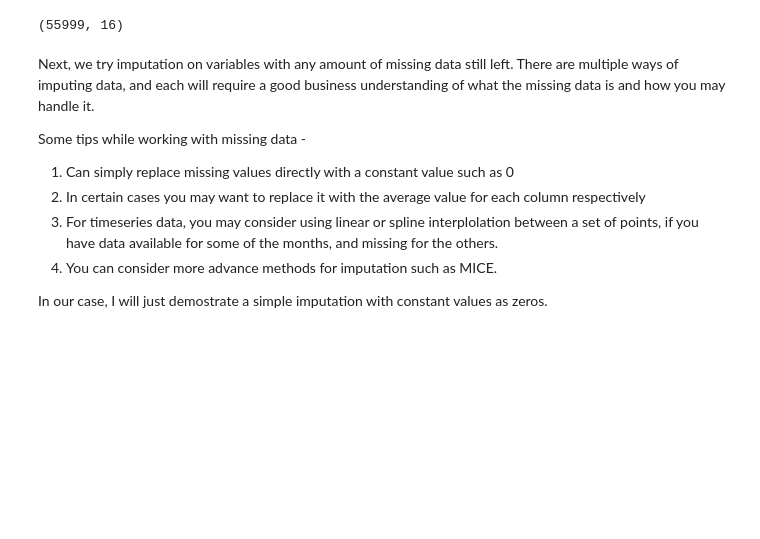
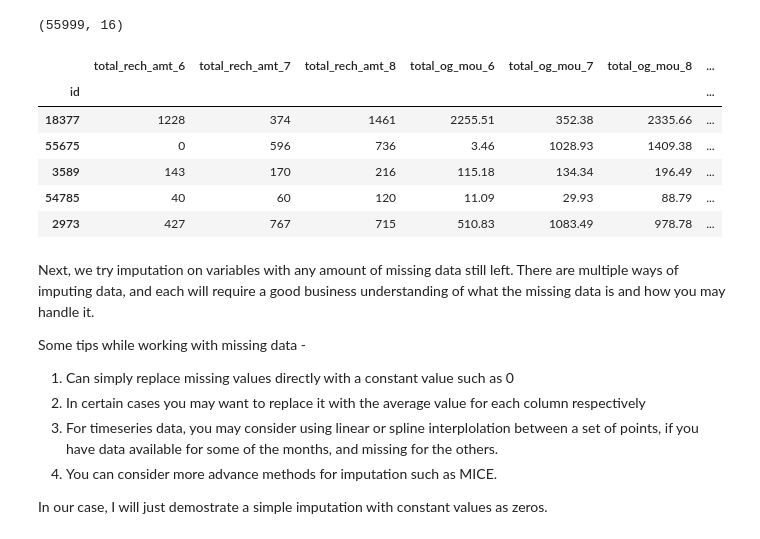
Before and after one commit to thomami244/Telecom_Churn_Case_Study_Hackathon, a Jupyter notebook: starter-notebook - Labs 1.ipynb, the cells around one changed output. Saved outputs shown, nothing was run; the diff lists cells and outputs as text; code cells hidden in the pictures; blank space fills up the shorter version.

```diff
--- a/starter-notebook - Labs 1.ipynb
+++ b/starter-notebook - Labs 1.ipynb
@@ -316,6 +311,16 @@ X_train_filtered = X_train[new_vars]
 X_train_filtered.shape
 # %% [output]
 (55999, 16)
+# %%
+X_train_filtered.head()
+# %% [output]
+|  | total_rech_amt_6 | total_rech_amt_7 | total_rech_amt_8 | total_og_mou_6 | total_og_mou_7 | total_og_mou_8 | ... |
+| id |  |  |  |  |  |  | ... |
+| 18377 | 1228 | 374 | 1461 | 2255.51 | 352.38 | 2335.66 | ... |
+| 55675 | 0 | 596 | 736 | 3.46 | 1028.93 | 1409.38 | ... |
+| 3589 | 143 | 170 | 216 | 115.18 | 134.34 | 196.49 | ... |
+| 54785 | 40 | 60 | 120 | 11.09 | 29.93 | 88.79 | ... |
+| 2973 | 427 | 767 | 715 | 510.83 | 1083.49 | 978.78 | ... |
 # %% [markdown]
 Next, we try imputation on variables with any amount of missing data still left. There are multiple ways of imputing data, and each will require a good business understanding of what the missing data is and how you may handle it.
 
```
Also changed, not shown: parts of 9 cells of this notebook, 1 other file.
